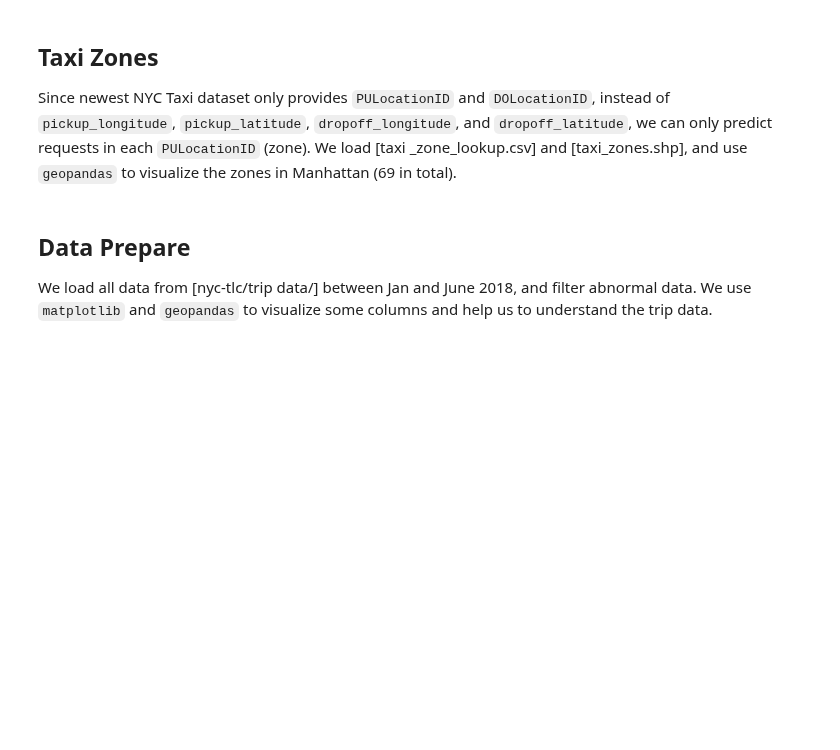
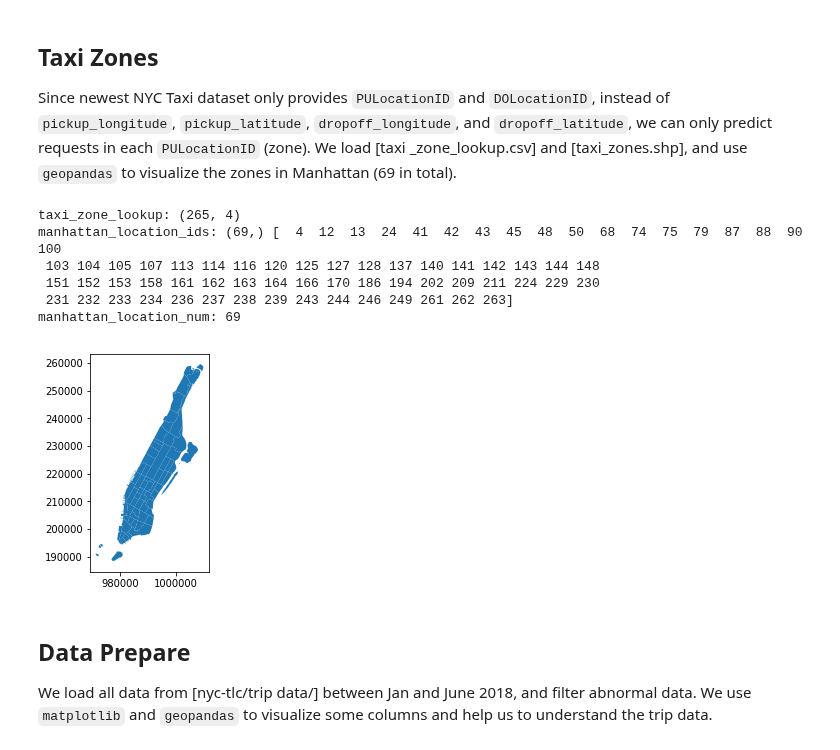
Before and after one commit to hlmiao/nyc_taxi_requests_prediction, a Jupyter notebook: solution.ipynb, the cells around one changed output. Cells and saved outputs as stored; diff of their text form; code cells hidden in the pictures; blank space fills up the shorter version.

```diff
--- a/solution.ipynb
+++ b/solution.ipynb
@@ -123,3 +93,37 @@ taxi_zones_shape.plot()
+# %%
+fdt = datetime.datetime.strptime('2018-01-01 00:00:00', '%Y-%m-%d %H:%M:%S')
+ldt = datetime.datetime.strptime('2018-07-01 00:00:00', '%Y-%m-%d %H:%M:%S')  # '2018-07-01 00:00:00'
+
+nyc_taxi_analyzer = contest_helper.NycTaxiAnalyzer('nyc-tlc/misc/taxi _zone_lookup.csv',
+                                                   'nyc-tlc/misc/taxi_zones/taxi_zones.shp',
+                                                  first_datetime=fdt, last_datetime=ldt)
+
+train_valid_split_datetime = datetime.datetime.strptime('2018-06-01 00:00:00', '%Y-%m-%d %H:%M:%S')  # '2018-06-01 00:00:00'
+
+
+first_5min_id = nyc_taxi_analyzer.get_5min_id(fdt)
+first_15min_id = nyc_taxi_analyzer.get_15min_id(fdt)
+first_30min_id = nyc_taxi_analyzer.get_30min_id(fdt)
+
+
+last_5min_id = nyc_taxi_analyzer.get_5min_id(ldt)
+last_15min_id = nyc_taxi_analyzer.get_15min_id(ldt)
+last_30min_id = nyc_taxi_analyzer.get_30min_id(ldt)
+
+
+train_valid_split_5min_id = nyc_taxi_analyzer.get_5min_id(train_valid_split_datetime)
+train_valid_split_15min_id = nyc_taxi_analyzer.get_15min_id(train_valid_split_datetime)
+train_valid_split_30min_id = nyc_taxi_analyzer.get_30min_id(train_valid_split_datetime)
+
+nyc_taxi_analyzer.describe()
+# %% [output]
+taxi_zone_lookup: (265, 4)
+manhattan_location_ids: (69,) [  4  12  13  24  41  42  43  45  48  50  68  74  75  79  87  88  90 100
+ 103 104 105 107 113 114 116 120 125 127 128 137 140 141 142 143 144 148
+ 151 152 153 158 161 162 163 164 166 170 186 194 202 209 211 224 229 230
+ 231 232 233 234 236 237 238 239 243 244 246 249 261 262 263]
+manhattan_location_num: 69
+[figure, added]
 # %% [markdown]
 ## Data Prepare
 
```
Also changed, not shown: parts of 12 cells of this notebook, 3 other files.
